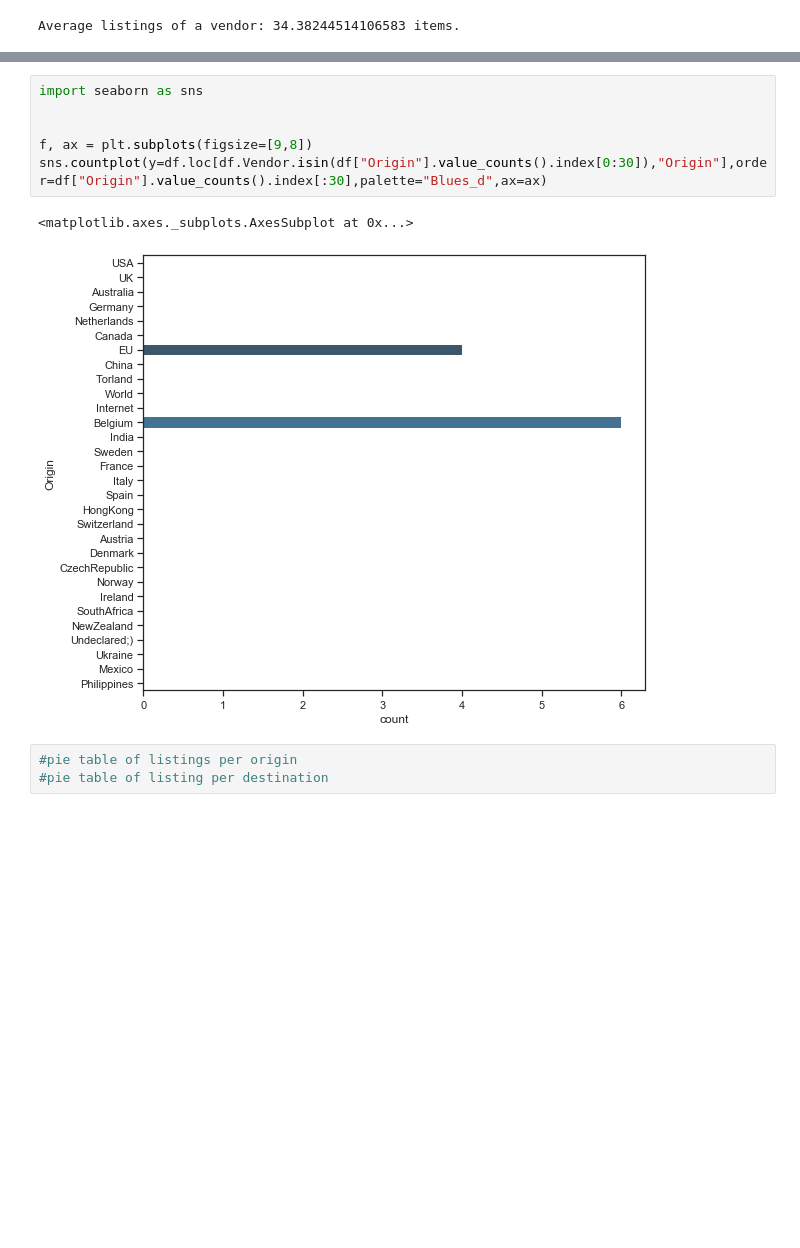
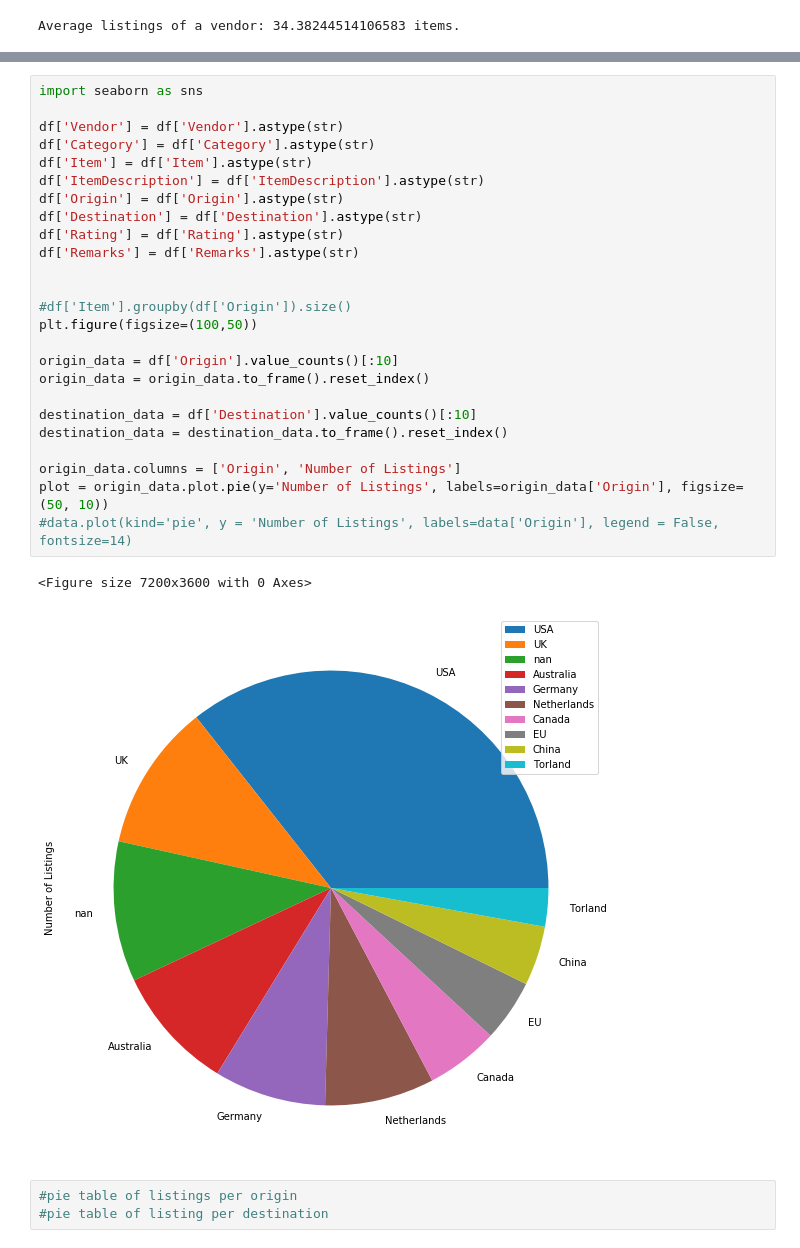
Before and after one commit to kobilvovsky/Data-Science-Project, a Jupyter notebook: Project Darknet Marketplace.ipynb, the cells around one changed output, grey strips where cells are left out. Drawn from its saved outputs; the diff is of its cells as text; blank space fills up the shorter version.

```diff
--- a/Project Darknet Marketplace.ipynb
+++ b/Project Darknet Marketplace.ipynb
@@ -62,12 +62,31 @@ plt.show()
-# %%
-import seaborn as sns
-
-
-f, ax = plt.subplots(figsize=[9,8])
-sns.countplot(y=df.loc[df.Vendor.isin(df["Origin"].value_counts().index[0:30]),"Origin"],order=df["Origin"].value_counts().index[:30],palette="Blues_d",ax=ax)
-# %% [output]
-<matplotlib.axes._subplots.AxesSubplot at 0x...>
-[figure, removed]
+# %%
+import seaborn as sns
+
+df['Vendor'] = df['Vendor'].astype(str)
+df['Category'] = df['Category'].astype(str)
+df['Item'] = df['Item'].astype(str)
+df['ItemDescription'] = df['ItemDescription'].astype(str)
+df['Origin'] = df['Origin'].astype(str)
+df['Destination'] = df['Destination'].astype(str)
+df['Rating'] = df['Rating'].astype(str)
+df['Remarks'] = df['Remarks'].astype(str)
+
+
+#df['Item'].groupby(df['Origin']).size()
+plt.figure(figsize=(100,50))
+
+origin_data = df['Origin'].value_counts()[:10]
+origin_data = origin_data.to_frame().reset_index()
+
+destination_data = df['Destination'].value_counts()[:10]
+destination_data = destination_data.to_frame().reset_index()
+
+origin_data.columns = ['Origin', 'Number of Listings']
+plot = origin_data.plot.pie(y='Number of Listings', labels=origin_data['Origin'], figsize=(50, 10))
+#data.plot(kind='pie', y = 'Number of Listings', labels=data['Origin'], legend = False, fontsize=14)
+# %% [output]
+<Figure size 7200x3600 with 0 Axes>
+[figure, added]
 # %%
 #pie table of listings per origin
 #pie table of listing per destination
```
Also changed, not shown: parts of 5 cells of this notebook.
